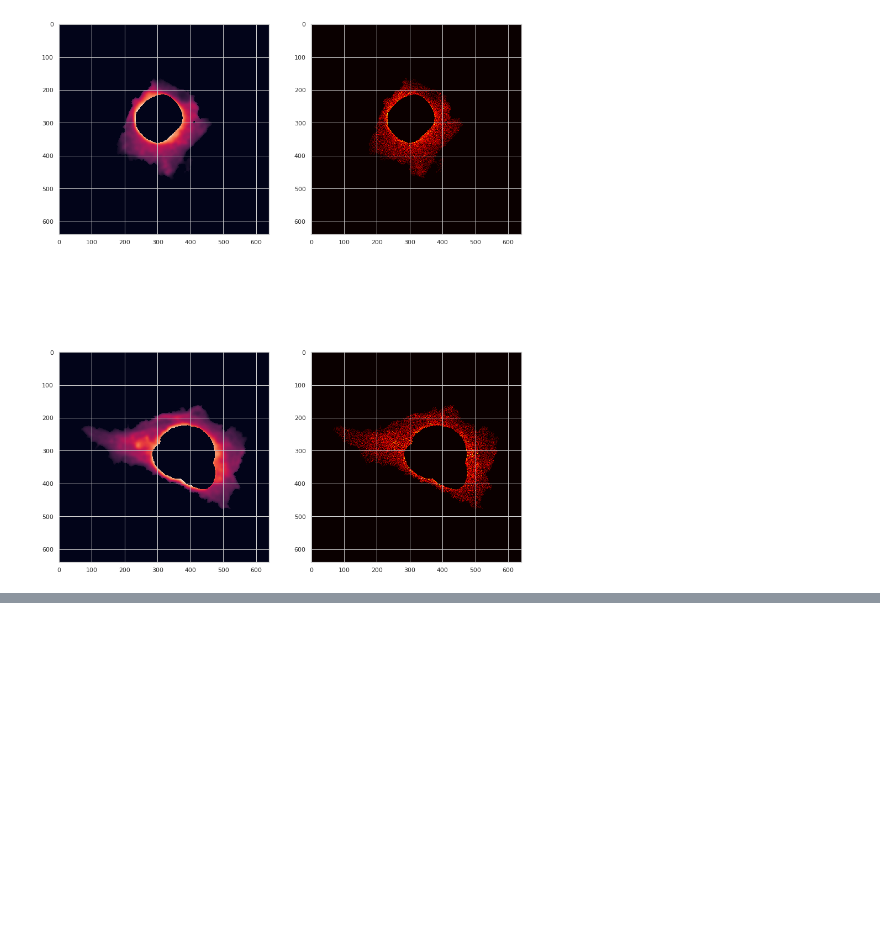
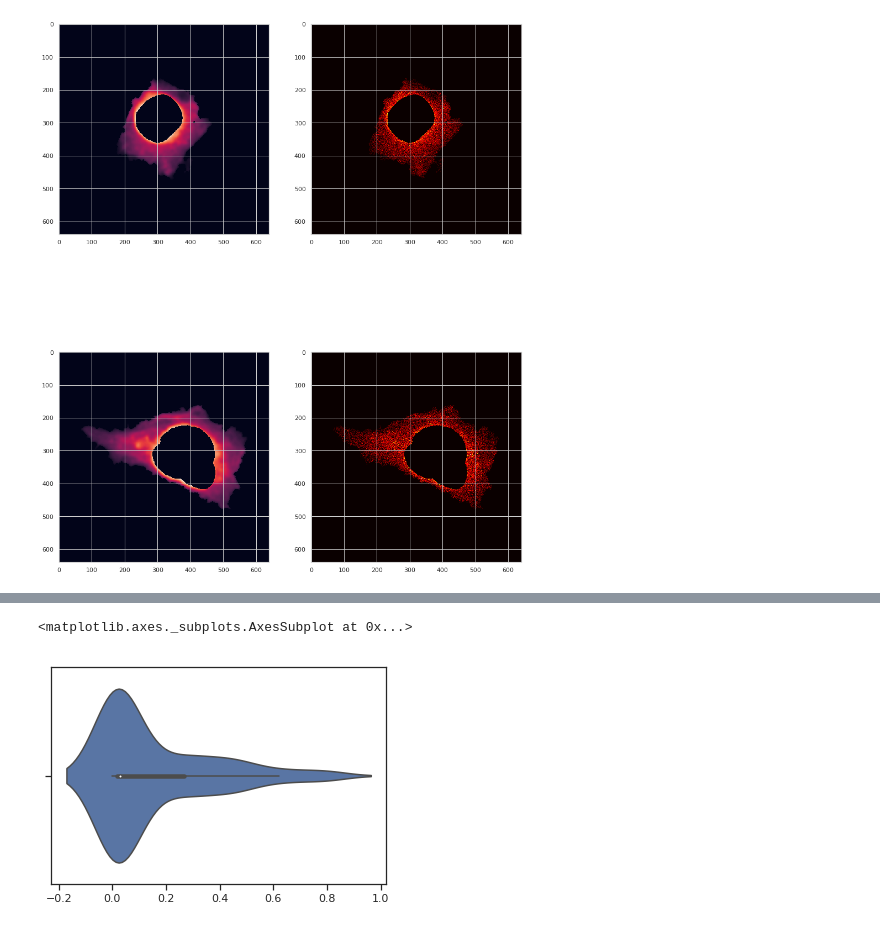
Before and after one commit to jluethi/p-body-randomness, a Jupyter notebook: notebooks/Main.ipynb, the cells around one changed output, grey strips where cells are left out. Drawn from its saved outputs; the diff is of its cells as text; code cells hidden in the pictures; blank space fills up the shorter version.

```diff
--- a/notebooks/Main.ipynb
+++ b/notebooks/Main.ipynb
@@ -161,0 +222,6 @@ for i in range(NUM_IMAGES):
+# %%
+# 0 is directly at border, 1 is directly at center
+sns.violinplot(distances['to_border']/(distances['to_border']+distances['to_nucleus']))
+# %% [output]
+<matplotlib.axes._subplots.AxesSubplot at 0x...>
+[figure, added]
```
Also changed, not shown: parts of 4 cells of this notebook.
